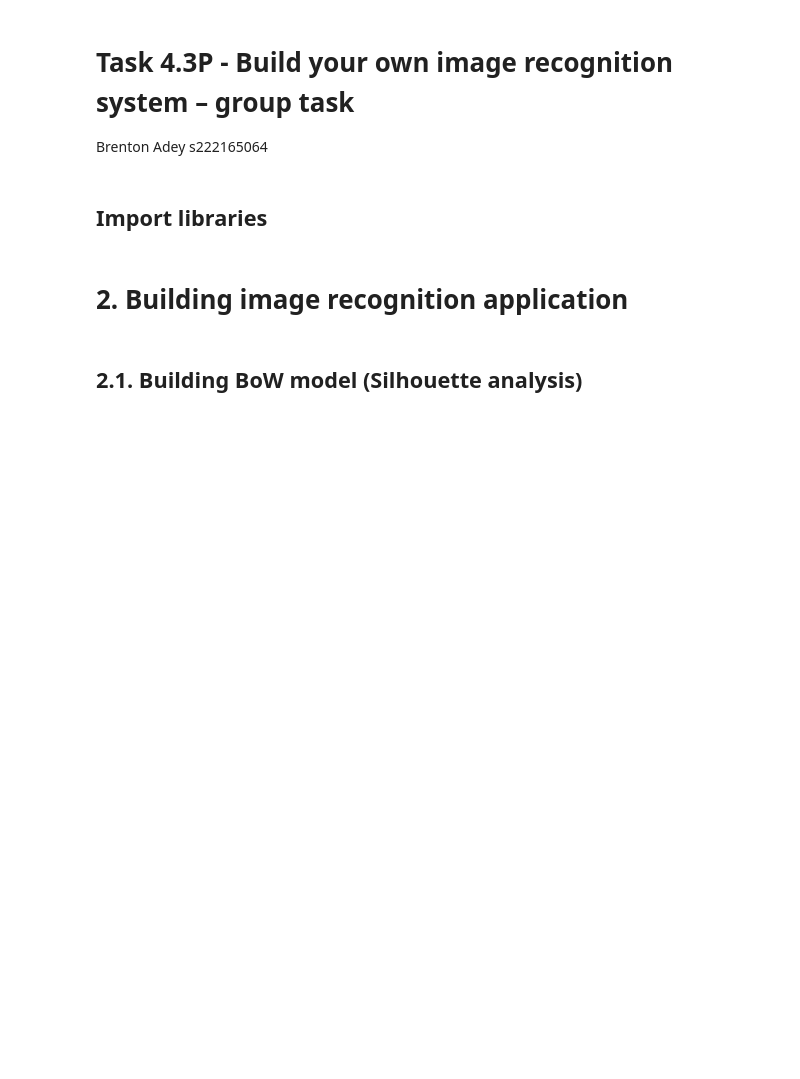
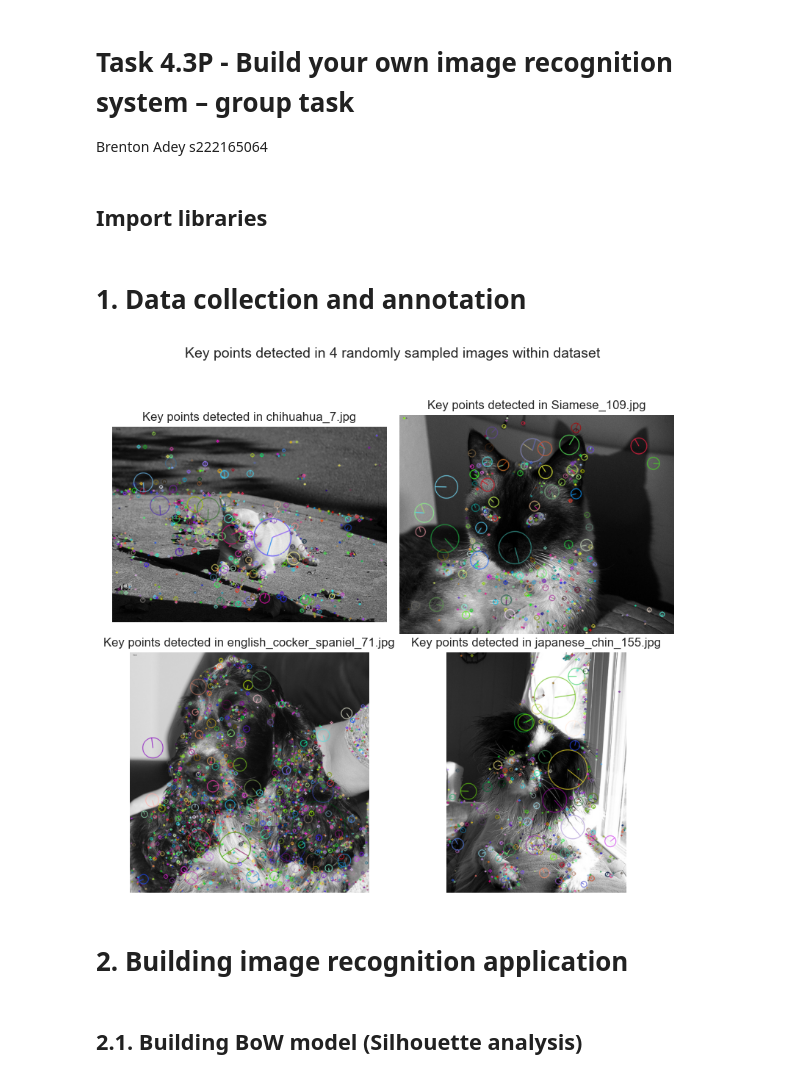
Before and after one commit to BrentonAD/SIT789-Task4-3P, a Jupyter notebook: Brenton-Adey-Notebook.ipynb, the cells around one changed output. Cells and saved outputs as stored; diff of their text form; code cells hidden in the pictures; blank space fills up the shorter version.

```diff
--- a/Brenton-Adey-Notebook.ipynb
+++ b/Brenton-Adey-Notebook.ipynb
@@ -17,5 +23,34 @@ from sklearn.metrics import silhouette_samples, silhouette_score
 
 from yellowbrick.cluster import silhouette_visualizer, intercluster_distance, kelbow_visualizer
+# %% [markdown]
+# 1. Data collection and annotation
+# %%
+# Find key points of 4 random images and display to ensure that key points can be found
+image_directory = './images/'
+sift = cv.SIFT_create()
+fig, imgs = plt.subplots(2,2)
+fig.set_size_inches(8,8)
+
+sampled_filenames = random.sample(os.listdir(image_directory), 4)
+for idx, filename in enumerate(sampled_filenames):
+    filepath = os.path.join(image_directory, filename)
+    img = cv.imread(filepath) #load image
+    img_gray = cv.cvtColor(img, cv.COLOR_BGR2GRAY)
+    kp = sift.detect(img_gray, None)
+    img_gray_kp = img_gray.copy()
+    img_gray_kp = cv.drawKeypoints(img_gray, kp, img_gray_kp, flags = cv.DRAW_MATCHES_FLAGS_DRAW_RICH_KEYPOINTS)
+
+    index = np.unravel_index(idx,(2,2))
+    imgs[index].imshow(img_gray_kp)
+    imgs[index].axis('off')
+    imgs[index].set_title(f"Key points detected in {filename}")
+
+
+fig.suptitle("Key points detected in 4 randomly sampled images within dataset", fontsize=14)
+fig.tight_layout(rect=[0, 0.03, 1, 0.95])
+plt.show()
+# %% [output]
+[figure, added]
 # %% [markdown]
 # 2. Building image recognition application
 # %% [markdown]
```
Also changed, not shown: parts of 26 cells of this notebook, 2 other files.
